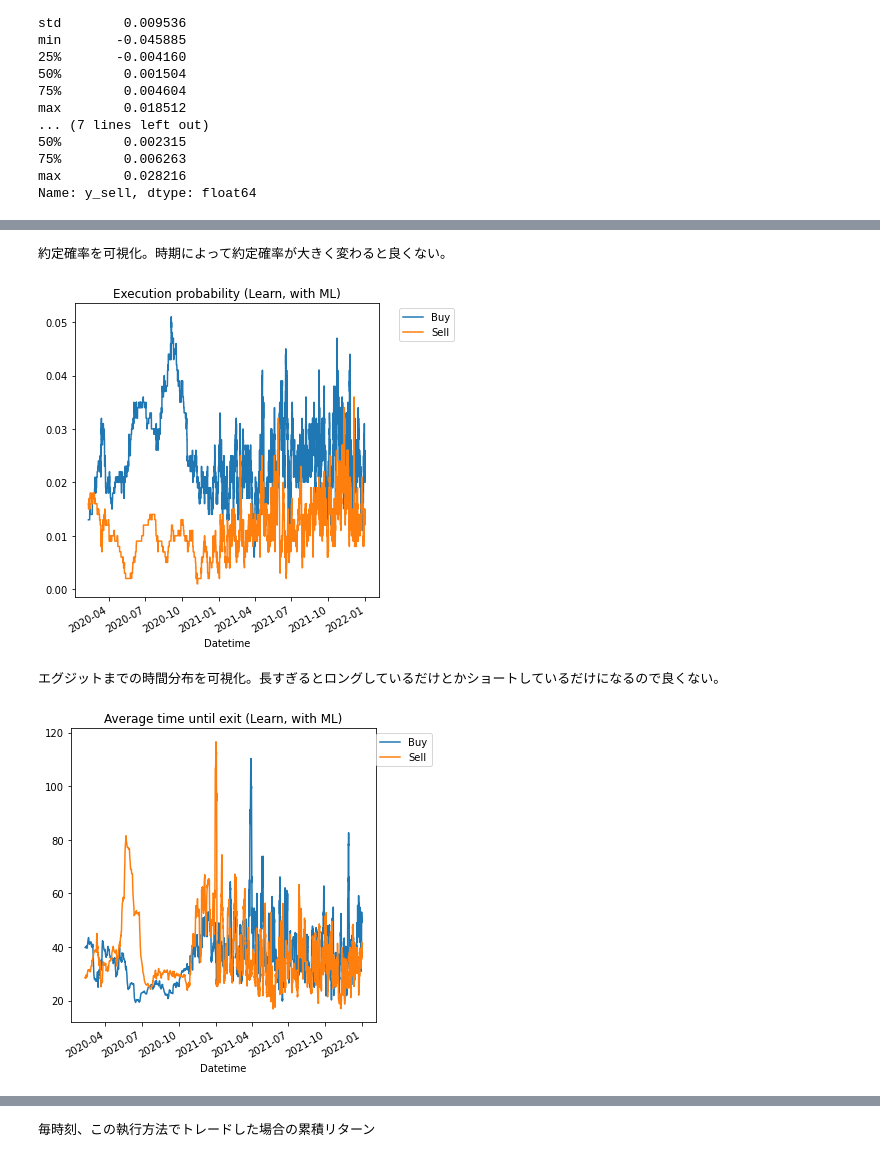
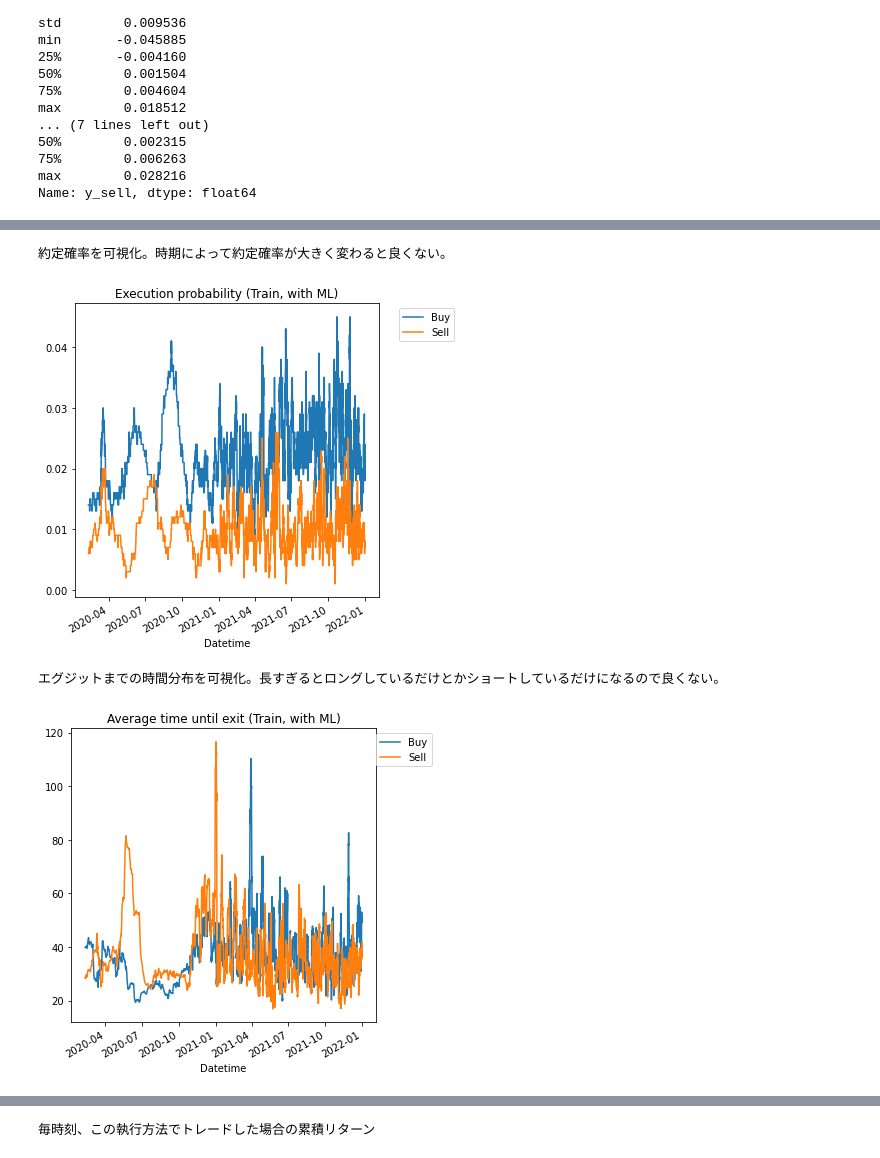
Before and after one commit to WannabeBotter/crypto_misc_jupyter, a Jupyter notebook: richman_dollarbar/richman_dollarbar.ipynb, the cells around one changed output, grey strips where cells are left out. Saved outputs shown, nothing was run; the diff lists cells and outputs as text; code cells hidden in the pictures.

```diff
--- a/richman_dollarbar/richman_dollarbar.ipynb
+++ b/richman_dollarbar/richman_dollarbar.ipynb
@@ -399,7 +399,7 @@ def calc_features(df):
     df['LIQUIDATION_SELL_RATIO_LOGDIFF'] = np.log1p(df['LIQUIDATION_SELL_RATIO']).diff()
     df['TIME'] = df.index
     df['DELTA_TIME'] = df['TIME'].diff()
-    df['DELTA_TIME'] = df['DELTA_TIME'].view(float)
+    df['DELTA_TIME'] = df['DELTA_TIME'].view(int) / 1_000_000_000 # 単位は秒
     df['DELTA_TIME^-1'] = 1.0 / df['DELTA_TIME']
 
     return df.dropna()
@@ -479,7 +479,7 @@ features = sorted([
 #    'SELL_RATIO_LOGDIFF',
 #    'LIQUIDATION_BUY_RATIO_LOGDIFF',
 #    'LIQUIDATION_SELL_RATIO_LOGDIFF',
-#    'DELTA_TIME',
+    'DELTA_TIME',
 #    'DELTA_TIME^-1'
 ])
 
@@ -553,19 +553,19 @@ display_true_vs_pred(df_dollar, 'y_sell', 'y_pred_sell', 'True value vs predicti
 # %%
 # 学習区間でMLフィルタ適応後のパフォーマンスを確認して、MLがきちんと動いていることを確認
 df_dollar = pd.read_pickle('df_dollar_ohlcv_train.pkl')
 df_dollar = calc_buysell(df_dollar, pips = 1, atr_mux = atr_mux)
 df_dollar = calc_features(df_dollar)
 df_dollar.loc[:, 'y_pred_buy'] = model_buy.predict(df_dollar[features])
 df_dollar.loc[:, 'y_pred_sell'] = model_sell.predict(df_dollar[features])
 
 # 予測が正でないフレームのbuy_executedをすべて0にしておく
 df_dollar.loc[df_dollar['y_pred_buy'] <= 0, 'buy_executed'] = 0.0
 df_dollar.loc[df_dollar['y_pred_sell'] <= 0, 'sell_executed'] = 0.0
 
 # パフォーマンスの表示
-display_performance(df_dollar, 'Learn, with ML')
+display_performance(df_dollar, 'Train, with ML')
 # %% [output]
 約定確率を可視化。時期によって約定確率が大きく変わると良くない。
-[figure, old version]
+[figure, new version]
 エグジットまでの時間分布を可視化。長すぎるとロングしているだけとかショートしているだけになるので良くない。
-[figure, old version]
+[figure, new version]
```
Also changed, not shown: parts of 8 cells of this notebook.
